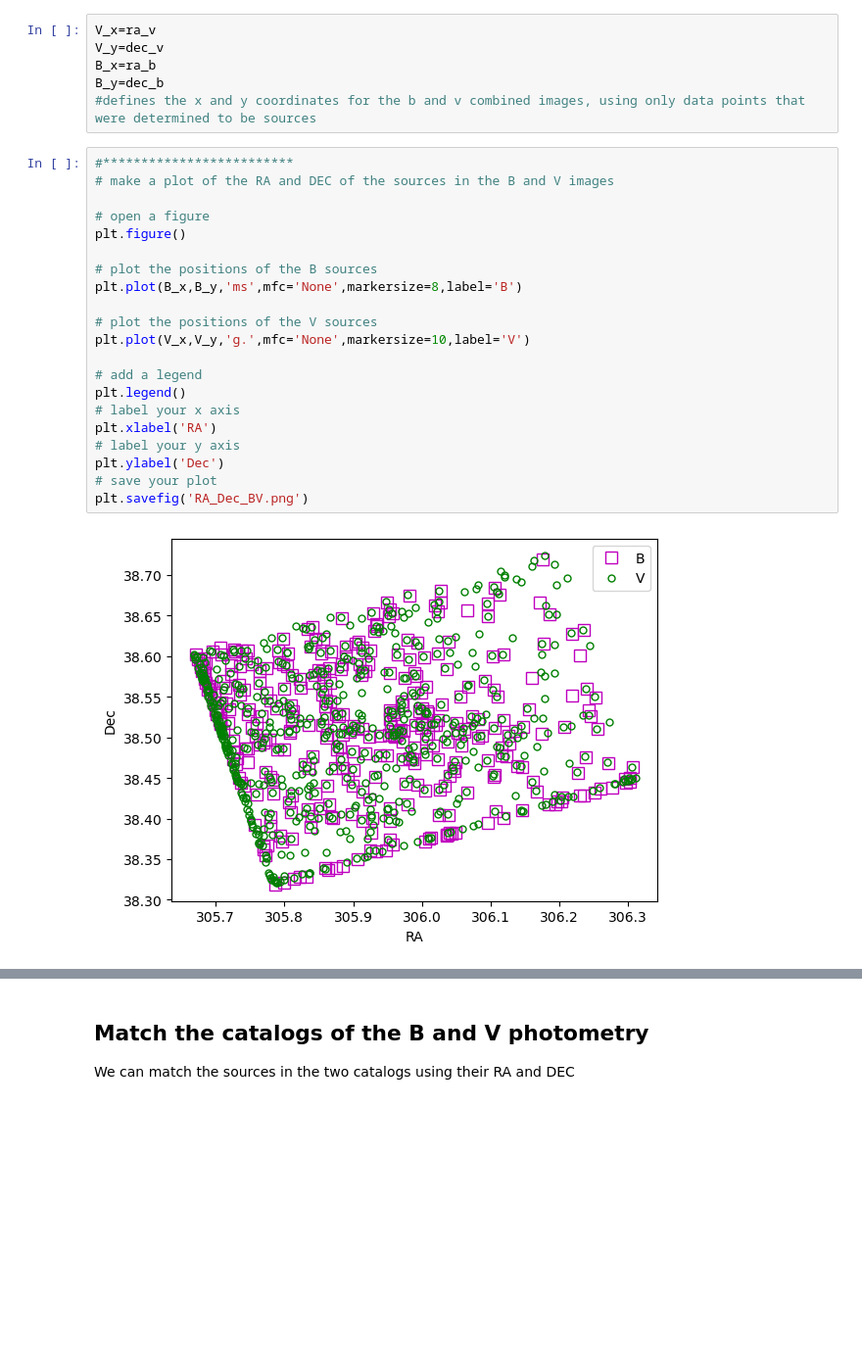
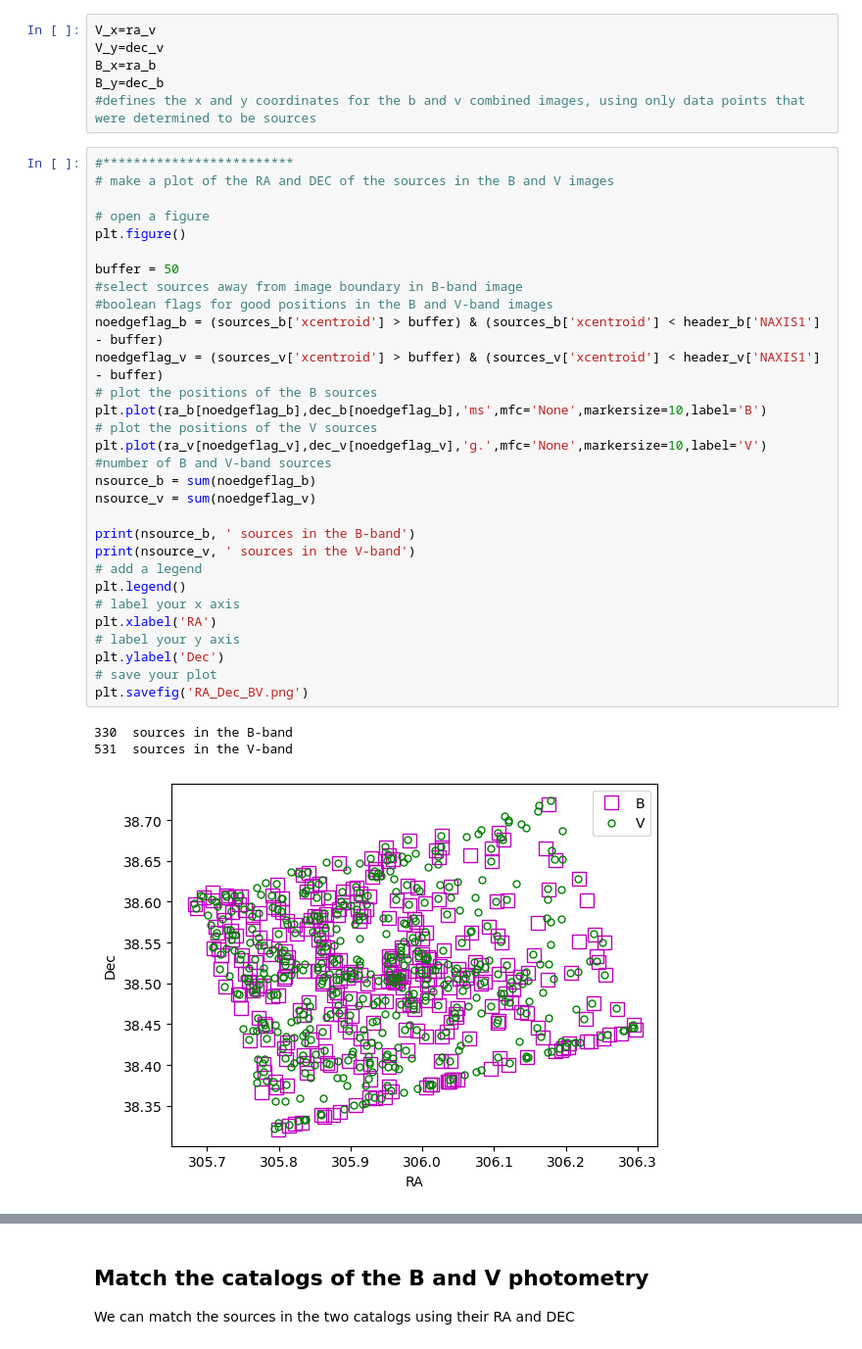
Before and after one commit to DayneLocke/Reductionproject_student, a Jupyter notebook: cluster_photometry_student.ipynb, the cells around one changed output, grey strips where cells are left out. Shown at 98% size. Cells and saved outputs as stored; diff of their text form; blank space fills up the shorter version.

```diff
--- a/cluster_photometry_student.ipynb
+++ b/cluster_photometry_student.ipynb
@@ -466,23 +503,34 @@ B_y=dec_b
 # %%
 #*************************
 # make a plot of the RA and DEC of the sources in the B and V images
 
 # open a figure
 plt.figure()
 
+buffer = 50
+#select sources away from image boundary in B-band image
+#boolean flags for good positions in the B and V-band images
+noedgeflag_b = (sources_b['xcentroid'] > buffer) & (sources_b['xcentroid'] < header_b['NAXIS1'] - buffer)
+noedgeflag_v = (sources_v['xcentroid'] > buffer) & (sources_v['xcentroid'] < header_v['NAXIS1'] - buffer)
 # plot the positions of the B sources
-plt.plot(B_x,B_y,'ms',mfc='None',markersize=8,label='B')
+plt.plot(ra_b[noedgeflag_b],dec_b[noedgeflag_b],'ms',mfc='None',markersize=10,label='B')
+# plot the positions of the V sources
+plt.plot(ra_v[noedgeflag_v],dec_v[noedgeflag_v],'g.',mfc='None',markersize=10,label='V')
+#number of B and V-band sources
+nsource_b = sum(noedgeflag_b)
+nsource_v = sum(noedgeflag_v)
 
-# plot the positions of the V sources
-plt.plot(V_x,V_y,'g.',mfc='None',markersize=10,label='V')
-
+print(nsource_b, ' sources in the B-band')
+print(nsource_v, ' sources in the V-band')
 # add a legend
 plt.legend()
 # label your x axis
 plt.xlabel('RA')
 # label your y axis
 plt.ylabel('Dec')
 # save your plot
 plt.savefig('RA_Dec_BV.png')
 # %% [output]
+330  sources in the B-band
+531  sources in the V-band
-[figure, old version]
+[figure, new version]
```
Also changed, not shown: parts of 6 cells of this notebook.
